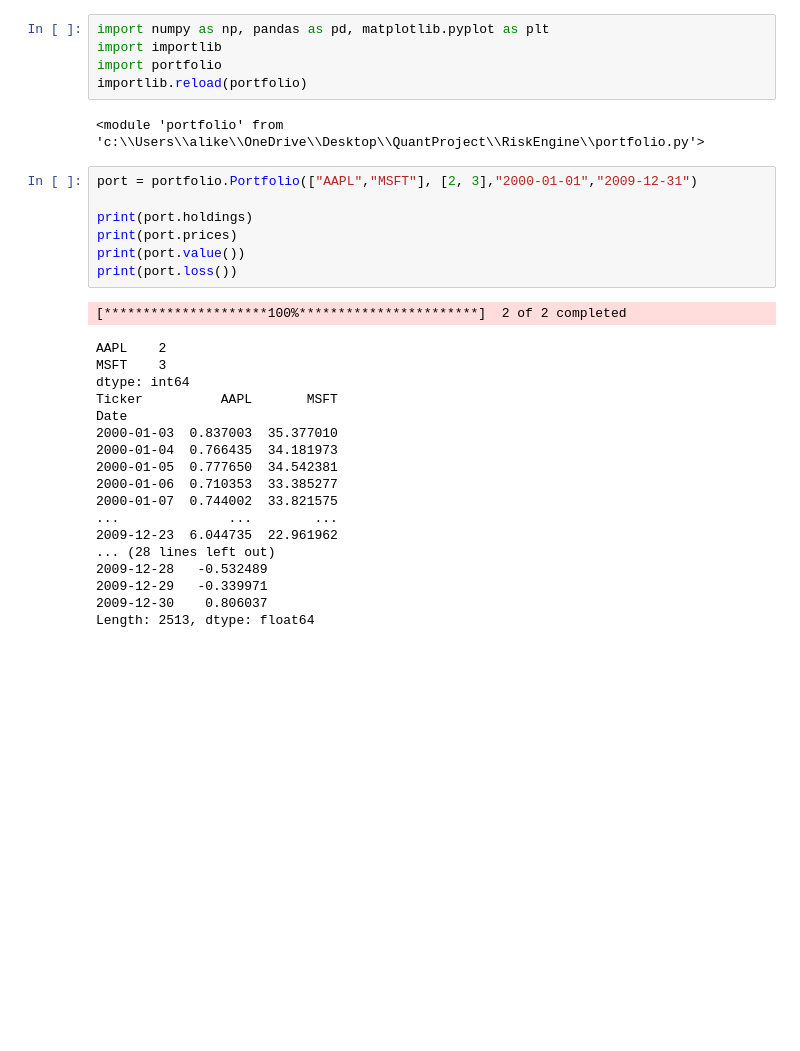
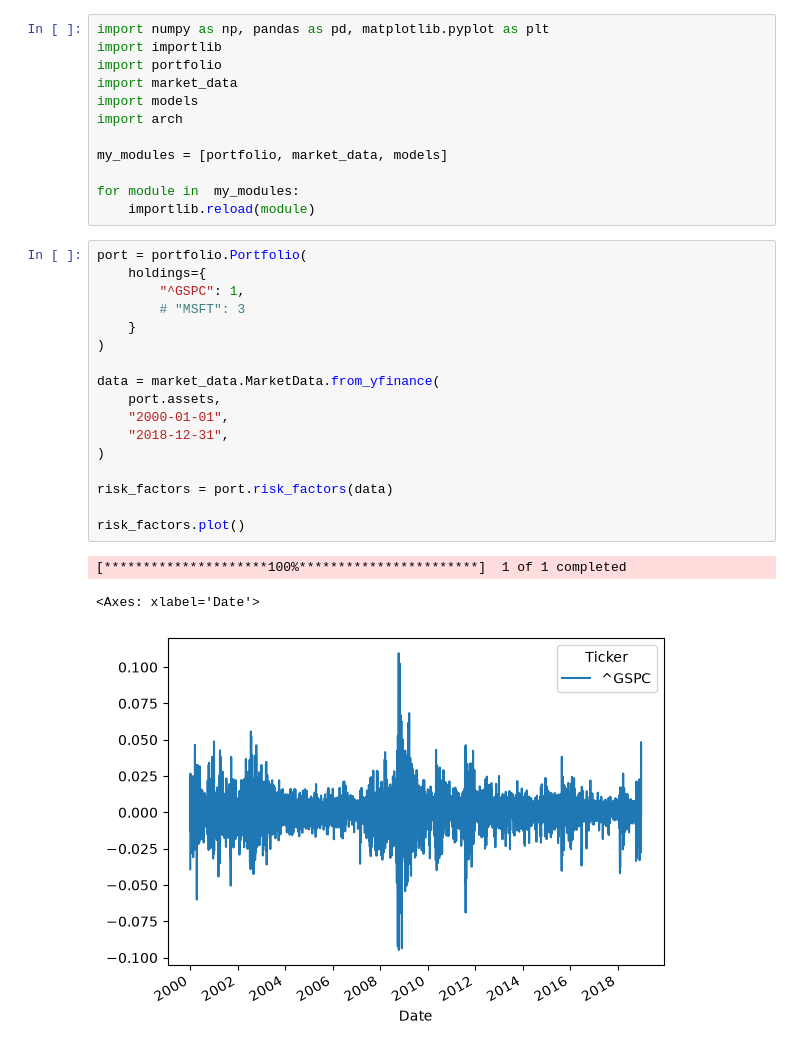
Before and after one commit to alikemal68/RiskEngine, a Jupyter notebook: test.ipynb, the cells around one changed output. Drawn from its saved outputs; the diff is of its cells as text; blank space fills up the shorter version.

```diff
--- a/test.ipynb
+++ b/test.ipynb
@@ -2,32 +2,32 @@
 import numpy as np, pandas as pd, matplotlib.pyplot as plt
 import importlib
 import portfolio
-importlib.reload(portfolio)
+import market_data
+import models
+import arch
+
+my_modules = [portfolio, market_data, models]
+
+for module in  my_modules:
+    importlib.reload(module)
-# %% [output]
-<module 'portfolio' from 'c:\\Users\\alike\\OneDrive\\Desktop\\QuantProject\\RiskEngine\\portfolio.py'>
 # %%
-port = portfolio.Portfolio(["AAPL","MSFT"], [2, 3],"2000-01-01","2009-12-31")
+port = portfolio.Portfolio(
+    holdings={
+        "^GSPC": 1,
+        # "MSFT": 3
+    }
+)
 
-print(port.holdings)
-print(port.prices)
-print(port.value())
-print(port.loss())
+data = market_data.MarketData.from_yfinance(
+    port.assets,
+    "2000-01-01",
+    "2018-12-31",
+)
+
+risk_factors = port.risk_factors(data)
+
+risk_factors.plot()
 # %% [output]
-[*********************100%***********************]  2 of 2 completed
+[*********************100%***********************]  1 of 1 completed
-AAPL    2
-MSFT    3
-dtype: int64
-Ticker          AAPL       MSFT
-Date
-2000-01-03  0.837003  35.377010
-2000-01-04  0.766435  34.181973
-2000-01-05  0.777650  34.542381
-2000-01-06  0.710353  33.385277
-2000-01-07  0.744002  33.821575
-...              ...        ...
-2009-12-23  6.044735  22.961962
-... (28 lines left out)
-2009-12-28   -0.532489
-2009-12-29   -0.339971
-2009-12-30    0.806037
-Length: 2513, dtype: float64
+<Axes: xlabel='Date'>
+[figure, added]
```
Also changed, not shown: parts of 7 cells of this notebook, 3 other files.
